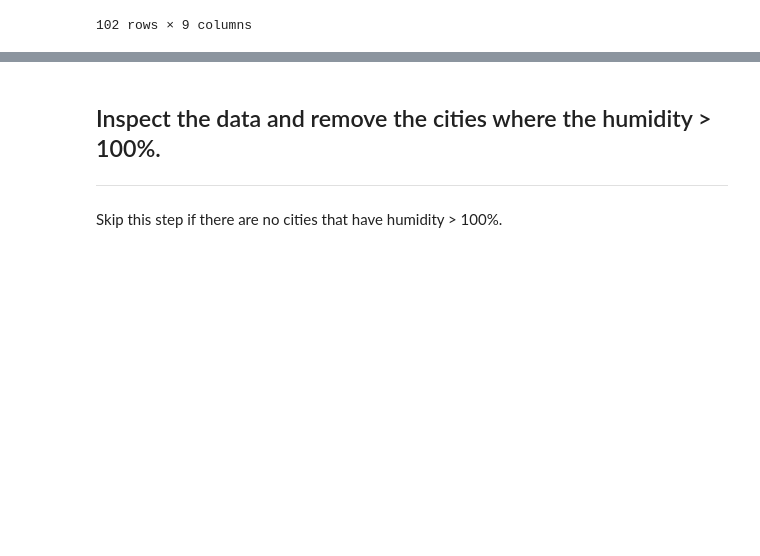
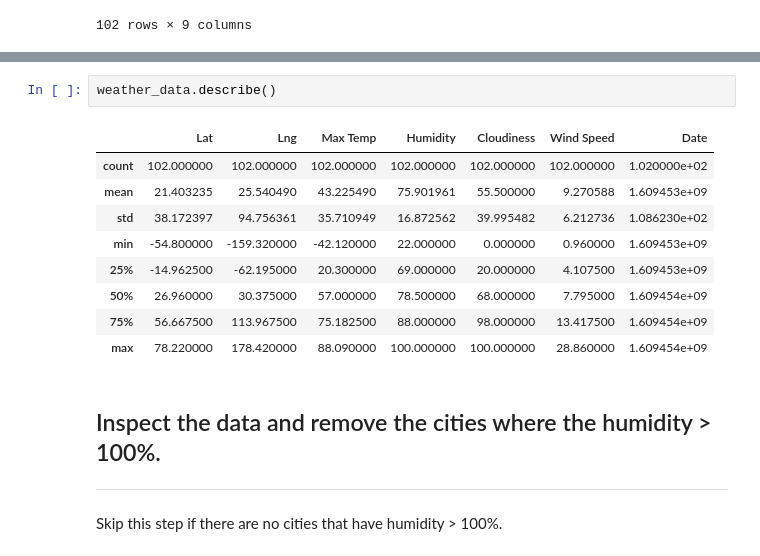
Before and after one commit to pspitzer86/Python-API-Challenge, a Jupyter notebook: WeatherPy/WeatherPy.ipynb, the cells around one changed output, grey strips where cells are left out. Saved outputs shown, nothing was run; the diff lists cells and outputs as text; blank space fills up the shorter version.

```diff
--- a/WeatherPy/WeatherPy.ipynb
+++ b/WeatherPy/WeatherPy.ipynb
@@ -181,3 +170,15 @@ weather_data
+# %%
+weather_data.describe()
+# %% [output]
+|  | Lat | Lng | Max Temp | Humidity | Cloudiness | Wind Speed | Date |
+| count | 102.000000 | 102.000000 | 102.000000 | 102.000000 | 102.000000 | 102.000000 | 1.020000e+02 |
+| mean | 21.403235 | 25.540490 | 43.225490 | 75.901961 | 55.500000 | 9.270588 | 1.609453e+09 |
+| std | 38.172397 | 94.756361 | 35.710949 | 16.872562 | 39.995482 | 6.212736 | 1.086230e+02 |
+| min | -54.800000 | -159.320000 | -42.120000 | 22.000000 | 0.000000 | 0.960000 | 1.609453e+09 |
+| 25% | -14.962500 | -62.195000 | 20.300000 | 69.000000 | 20.000000 | 4.107500 | 1.609453e+09 |
+| 50% | 26.960000 | 30.375000 | 57.000000 | 78.500000 | 68.000000 | 7.795000 | 1.609454e+09 |
+| 75% | 56.667500 | 113.967500 | 75.182500 | 88.000000 | 98.000000 | 13.417500 | 1.609454e+09 |
+| max | 78.220000 | 178.420000 | 88.090000 | 100.000000 | 100.000000 | 28.860000 | 1.609454e+09 |
 # %% [markdown]
 ## Inspect the data and remove the cities where the humidity > 100%.
 ----
```
Also changed, not shown: parts of 7 cells of this notebook.
